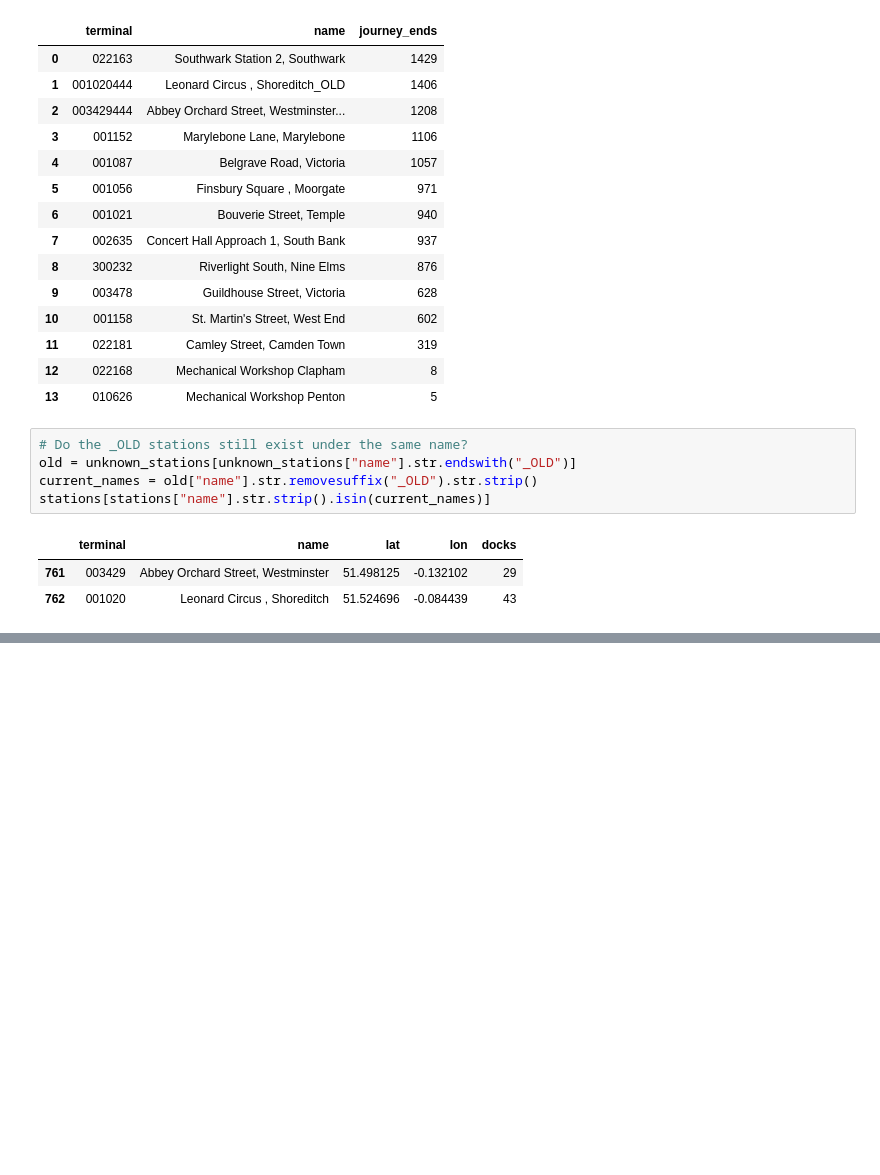
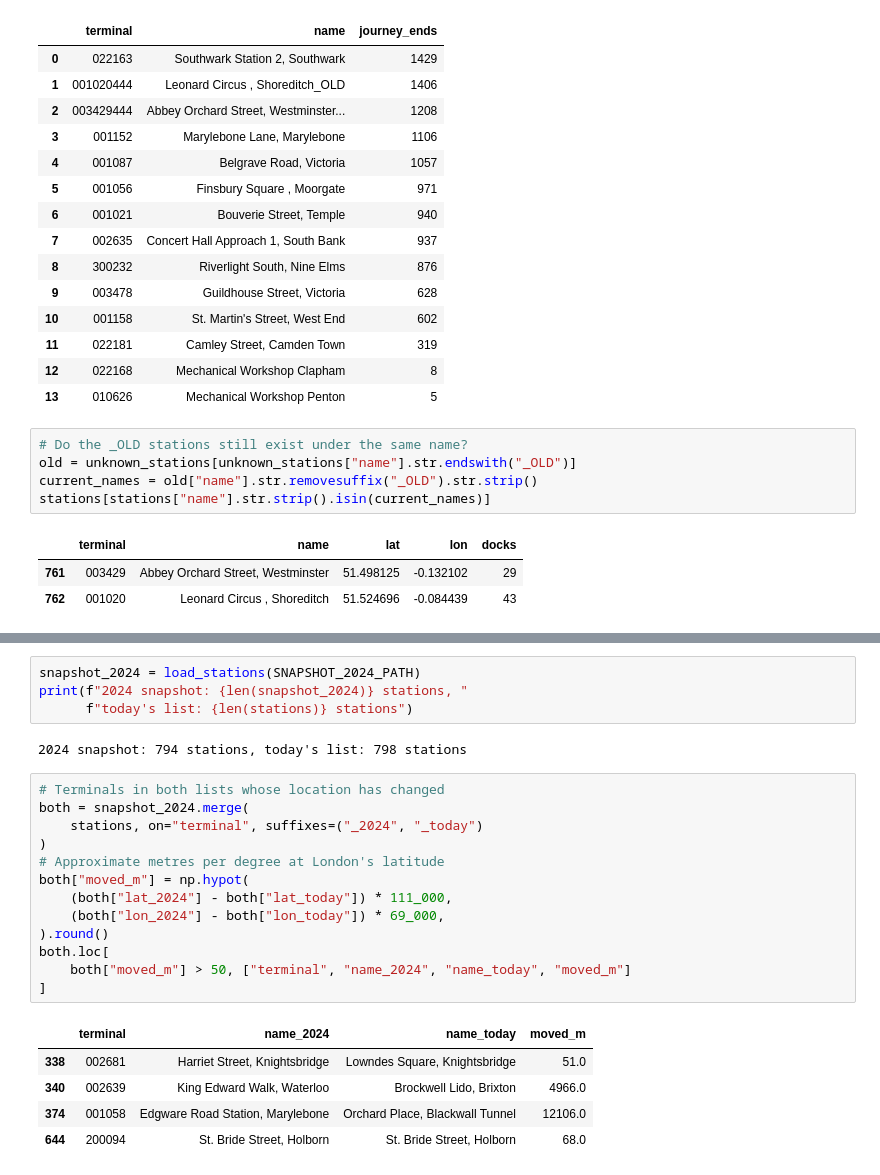
Before and after one commit to rmasad88/data_observatory, a Jupyter notebook: analysis/analysis.ipynb, the cells around one changed output, grey strips where cells are left out. Saved outputs shown, nothing was run; the diff lists cells and outputs as text; blank space fills up the shorter version.

```diff
--- a/analysis/analysis.ipynb
+++ b/analysis/analysis.ipynb
@@ -187,0 +202,25 @@ stations[stations["name"].str.strip().isin(current_names)]
+# %%
+snapshot_2024 = load_stations(SNAPSHOT_2024_PATH)
+print(f"2024 snapshot: {len(snapshot_2024)} stations, "
+      f"today's list: {len(stations)} stations")
+# %% [output]
+2024 snapshot: 794 stations, today's list: 798 stations
+# %%
+# Terminals in both lists whose location has changed
+both = snapshot_2024.merge(
+    stations, on="terminal", suffixes=("_2024", "_today")
+)
+# Approximate metres per degree at London's latitude
+both["moved_m"] = np.hypot(
+    (both["lat_2024"] - both["lat_today"]) * 111_000,
+    (both["lon_2024"] - both["lon_today"]) * 69_000,
+).round()
+both.loc[
+    both["moved_m"] > 50, ["terminal", "name_2024", "name_today", "moved_m"]
+]
+# %% [output]
+|  | terminal | name_2024 | name_today | moved_m |
+| 338 | 002681 | Harriet Street, Knightsbridge | Lowndes Square, Knightsbridge | 51.0 |
+| 340 | 002639 | King Edward Walk, Waterloo | Brockwell Lido, Brixton | 4966.0 |
+| 374 | 001058 | Edgware Road Station, Marylebone | Orchard Place, Blackwall Tunnel | 12106.0 |
+| 644 | 200094 | St. Bride Street, Holborn | St. Bride Street, Holborn | 68.0 |
```
Also changed, not shown: parts of 8 cells of this notebook, 2 other files.
